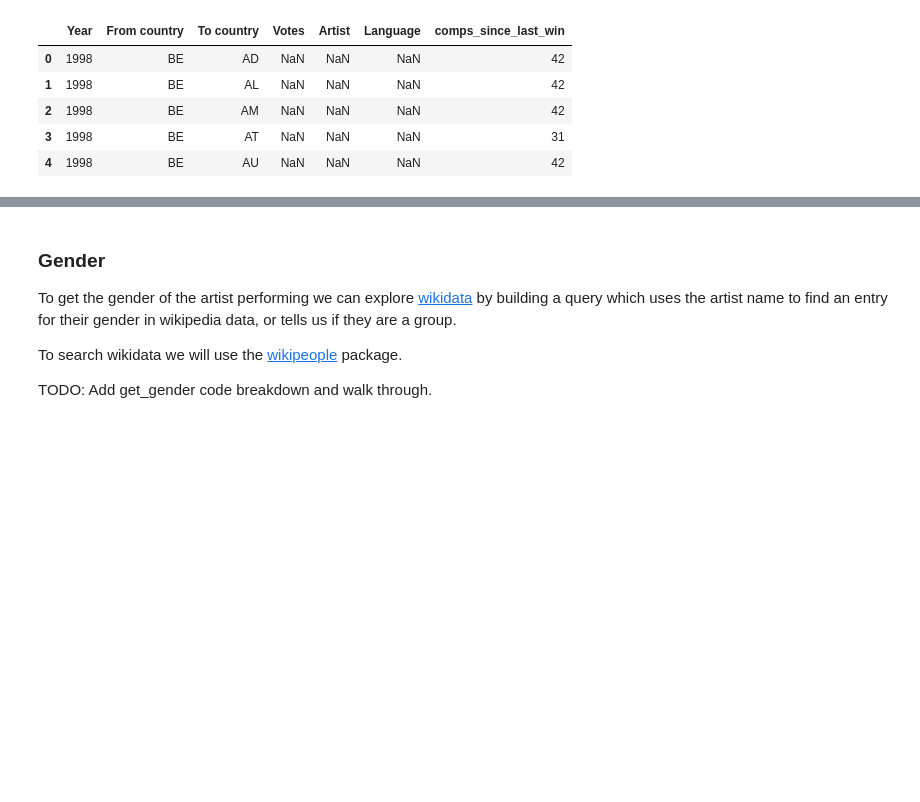
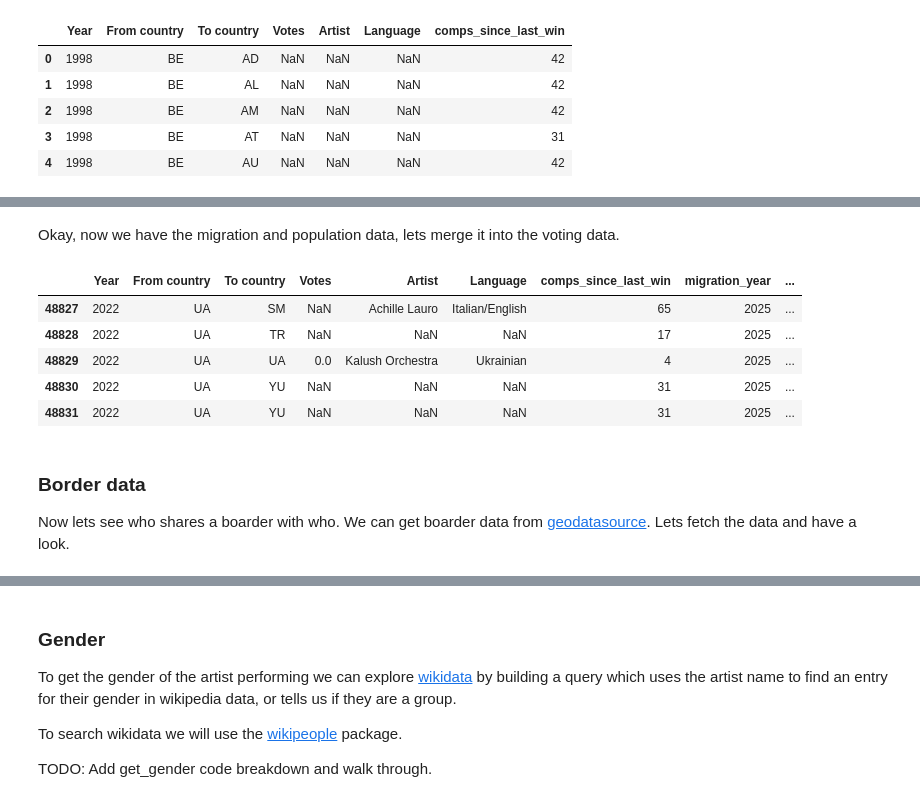
Before and after one commit to KatrionaGoldmann/Eurovision_TDS, a Jupyter notebook: eurovision/notebooks/data-wrang.ipynb, the cells around one changed output, grey strips where cells are left out. Saved outputs shown, nothing was run; the diff lists cells and outputs as text; code cells hidden in the pictures; blank space fills up the shorter version.

```diff
--- a/eurovision/notebooks/data-wrang.ipynb
+++ b/eurovision/notebooks/data-wrang.ipynb
@@ -472,0 +639,3 @@ df_votes.head()
+# %%
+df_migration_codes_all = df_migration_codes.merge(codes, on='code', how='left')
+df_migration_codes_all.head(3)
@@ -472,0 +649,18 @@ df_votes.head()
+# %%
+df_migration_popsize = (
+    df_migration_codes_all.merge(pop_size, on=['year', 'code3'], how='left')
+      .assign(prop_emigrants=lambda x: x['count'] / x['population'])
+      .reindex(
+          columns=[
+              'country',
+              'code',
+              'code3',
+              'population',
+              'year',
+              'emigrated_from_code',
+              'count',
+              'prop_emigrants'
+          ])
+)
+
+df_migration_popsize.head()
@@ -472,0 +674,31 @@ df_votes.head()
+# %% [markdown]
+Okay, now we have the migration and population data, lets merge it into the voting data.
+# %%
+def round_to_next5(n):
+    return n + (5 - n) % 5
+
+df_votes["migration_year"] = round_to_next5(df_votes["Year"])
+
+df_votes_mig_pop = df_votes.merge(
+    df_migration_popsize,
+    how="left",
+    left_on=["To country", "From country", "migration_year"],
+    right_on=["code", "emigrated_from_code", "year"],
+    sort = False
+)
+
+df_votes_mig_pop.drop(columns=["year", "code3", "emigrated_from_code"], inplace=True)
+df_votes_mig_pop.sort_values(["Year", "From country", "To country"], inplace=True)
+
+df_votes_mig_pop.tail()
+# %% [output]
+|  | Year | From country | To country | Votes | Artist | Language | comps_since_last_win | migration_year | ... |
+| 48827 | 2022 | UA | SM | NaN | Achille Lauro | Italian/English | 65 | 2025 | ... |
+| 48828 | 2022 | UA | TR | NaN | NaN | NaN | 17 | 2025 | ... |
+| 48829 | 2022 | UA | UA | 0.0 | Kalush Orchestra | Ukrainian | 4 | 2025 | ... |
+| 48830 | 2022 | UA | YU | NaN | NaN | NaN | 31 | 2025 | ... |
+| 48831 | 2022 | UA | YU | NaN | NaN | NaN | 31 | 2025 | ... |
+# %% [markdown]
+### Border data
+
+Now lets see who shares a boarder with who. We can get boarder data from [geodatasource](). Lets fetch the data and have a look.
```
Also changed, not shown: parts of 37 cells of this notebook.
